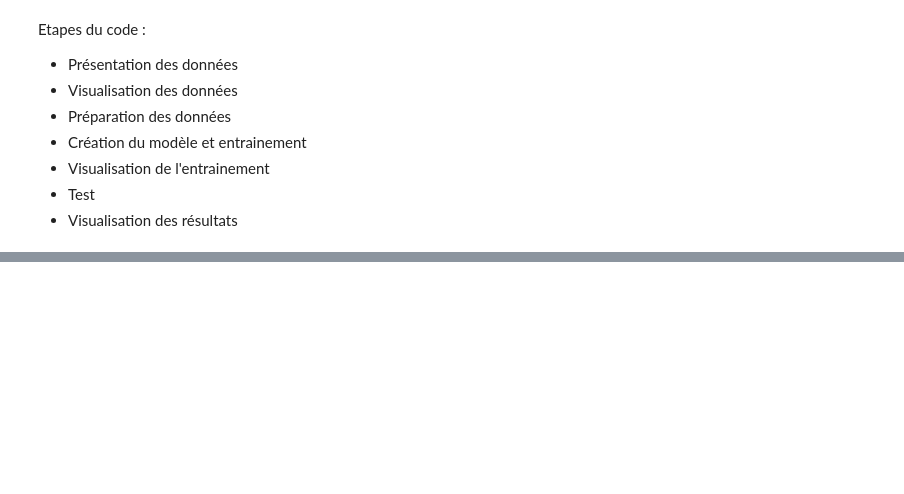
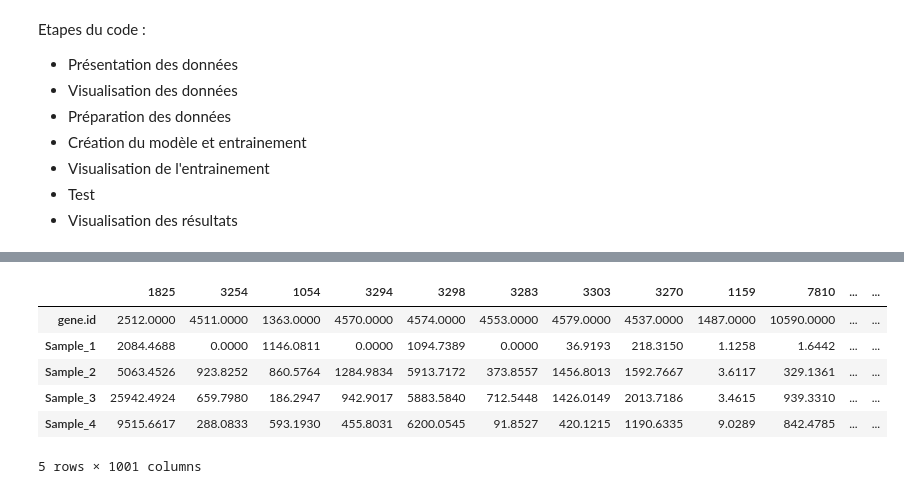
Before and after one commit to Turbotje/Repo_test, a Jupyter notebook: Projet_Diabete_UE_Bioinfo.ipynb, the cells around one changed output, grey strips where cells are left out. Drawn from its saved outputs; the diff is of its cells as text; code cells hidden in the pictures; blank space fills up the shorter version.

```diff
--- a/Projet_Diabete_UE_Bioinfo.ipynb
+++ b/Projet_Diabete_UE_Bioinfo.ipynb
@@ -139,0 +78,4 @@ Interprétation
+# %%
+data_transposed['Label'] = [0 if i < 653 else 1 for i in range(len(data_transposed))]
+
+print(data_transposed.head())
@@ -139,0 +100,38 @@ Interprétation
+# %%
+import pandas as pd
+import numpy as np
+from scipy.stats import ttest_ind
+
+# Separate patients and controls
+patients = data_transposed[data_transposed['Label'] == 1]  # Samples with label 1 (patients)
+controls = data_transposed[data_transposed['Label'] == 0]  # Samples with label 0 (controls)
+
+# Remove the 'Label' column for statistical testing
+patients = patients.drop(columns=['Label'])
+controls = controls.drop(columns=['Label'])
+
+# Initialize a dictionary to store p-values
+p_values = {}
+
+# Perform t-test for each gene
+for gene in patients.columns:
+    t_stat, p_val = ttest_ind(patients[gene], controls[gene], nan_policy='omit')  # Handle NaN values if any
+    p_values[gene] = p_val
+
+# Convert p-values to a pandas Series for easier manipulation
+p_values_series = pd.Series(p_values)
+
+# Sort genes by p-value (ascending order)
+sorted_p_values = p_values_series.sort_values()
+
+# Select the top N genes with the smallest p-values (e.g., top 1000)
+top_genes = sorted_p_values.head(1000).index  # Adjust the number as needed
+
+# Filter the original dataset to keep only the top differentially expressed genes
+filtered_data = data_transposed[top_genes]
+
+# Add the 'Label' column back to the filtered dataset
+filtered_data['Label'] = data_transposed['Label']
+
+
+print(f"Filtered dataset shape: {filtered_data.shape}")
@@ -139,0 +145,10 @@ Interprétation
+# %%
+filtered_data.head(5)
+# %% [output]
+|  | 1825 | 3254 | 1054 | 3294 | 3298 | 3283 | 3303 | 3270 | 1159 | 7810 | ... | ... |
+| gene.id | 2512.0000 | 4511.0000 | 1363.0000 | 4570.0000 | 4574.0000 | 4553.0000 | 4579.0000 | 4537.0000 | 1487.0000 | 10590.0000 | ... | ... |
+| Sample_1 | 2084.4688 | 0.0000 | 1146.0811 | 0.0000 | 1094.7389 | 0.0000 | 36.9193 | 218.3150 | 1.1258 | 1.6442 | ... | ... |
+| Sample_2 | 5063.4526 | 923.8252 | 860.5764 | 1284.9834 | 5913.7172 | 373.8557 | 1456.8013 | 1592.7667 | 3.6117 | 329.1361 | ... | ... |
+| Sample_3 | 25942.4924 | 659.7980 | 186.2947 | 942.9017 | 5883.5840 | 712.5448 | 1426.0149 | 2013.7186 | 3.4615 | 939.3310 | ... | ... |
+| Sample_4 | 9515.6617 | 288.0833 | 593.1930 | 455.8031 | 6200.0545 | 91.8527 | 420.1215 | 1190.6335 | 9.0289 | 842.4785 | ... | ... |
+5 rows × 1001 columns
```
Also changed, not shown: parts of 14 cells of this notebook.
